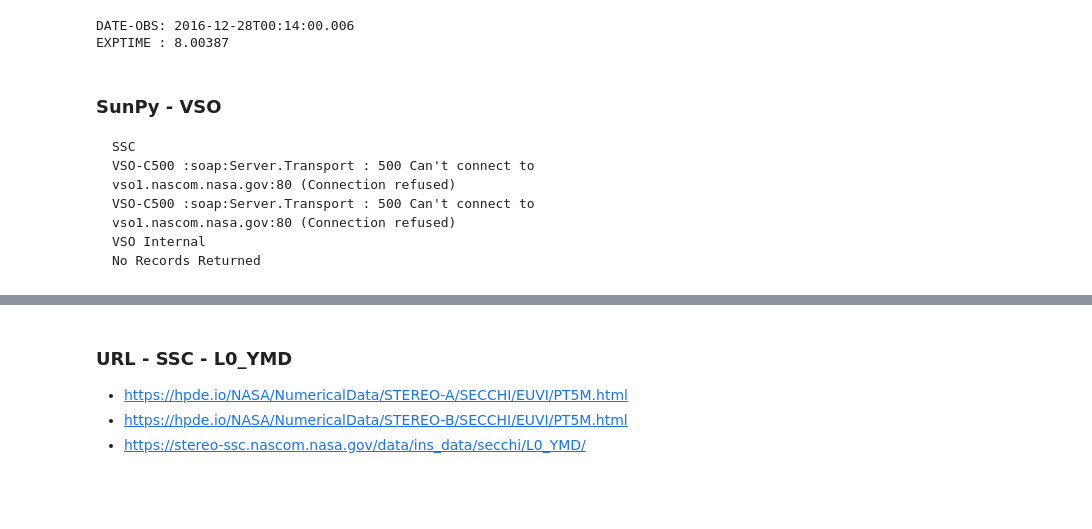
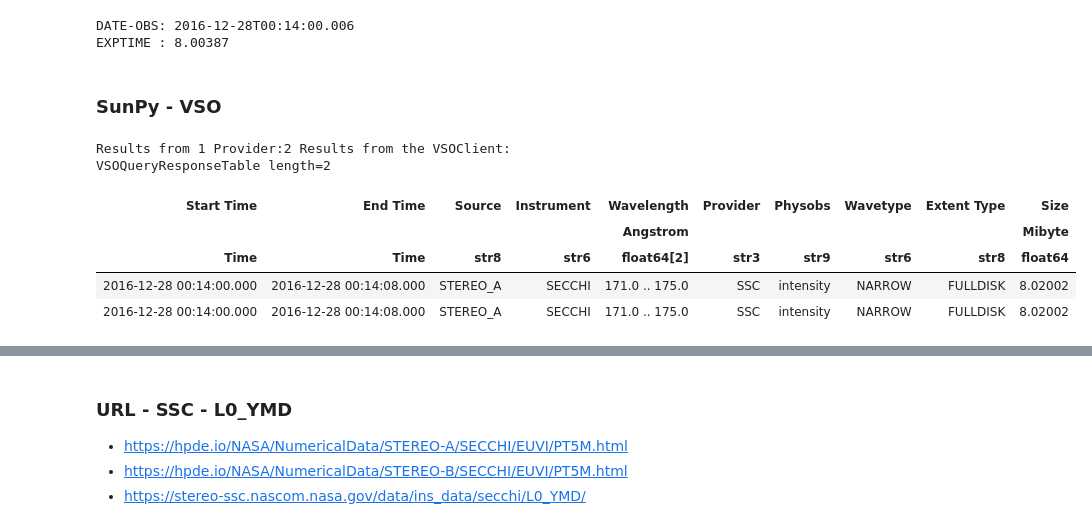
Before and after one commit to mgjeon/InstrumentToInstrument, a Jupyter notebook: examples/download/compare_stereo_secchi_euvi.ipynb, the cells around one changed output, grey strips where cells are left out. Saved outputs shown, nothing was run; the diff lists cells and outputs as text; code cells hidden in the pictures; blank space fills up the shorter version.

````diff
--- a/examples/download/compare_stereo_secchi_euvi.ipynb
+++ b/examples/download/compare_stereo_secchi_euvi.ipynb
@@ -21,20 +21,20 @@ print("EXPTIME :", sample_map.meta["EXPTIME"])
 # %% [output]
 DATE-OBS: 2016-12-28T00:14:00.006
 EXPTIME : 8.00387
-# %% [markdown]
-### SunPy - VSO
-
-```
-SSC
-VSO-C500 :soap:Server.Transport : 500 Can't connect to vso1.nascom.nasa.gov:80 (Connection refused)
-VSO-C500 :soap:Server.Transport : 500 Can't connect to vso1.nascom.nasa.gov:80 (Connection refused)
-VSO Internal
-No Records Returned
-```
+# %% [markdown]
+### SunPy - VSO
 # %%
-# res = Fido.search(a.Time('2016-12-28T00:10:00', '2016-12-28T00:20:00'),
-#                   a.Instrument("EUVI"),
-#                   a.Source("STEREO"),
-#                   a.Wavelength(171*u.AA))
-# res
+res = Fido.search(a.Time('2016-12-28T00:10:00', '2016-12-28T00:20:00'),
+                  a.Instrument("EUVI"),
+                  a.Source("STEREO"),
+                  a.Wavelength(171*u.AA))
+res
+# %% [output]
+Results from 1 Provider:2 Results from the VSOClient:
+VSOQueryResponseTable length=2
+| Start Time | End Time | Source | Instrument | Wavelength | Provider | Physobs | Wavetype | Extent Type | Size |
+|  |  |  |  | Angstrom |  |  |  |  | Mibyte |
+| Time | Time | str8 | str6 | float64[2] | str3 | str9 | str6 | str8 | float64 |
+| 2016-12-28 00:14:00.000 | 2016-12-28 00:14:08.000 | STEREO_A | SECCHI | 171.0 .. 175.0 | SSC | intensity | NARROW | FULLDISK | 8.02002 |
+| 2016-12-28 00:14:00.000 | 2016-12-28 00:14:08.000 | STEREO_A | SECCHI | 171.0 .. 175.0 | SSC | intensity | NARROW | FULLDISK | 8.02002 |
 # %%
````
Also changed, not shown: parts of 5 cells of this notebook, 1 other file.
